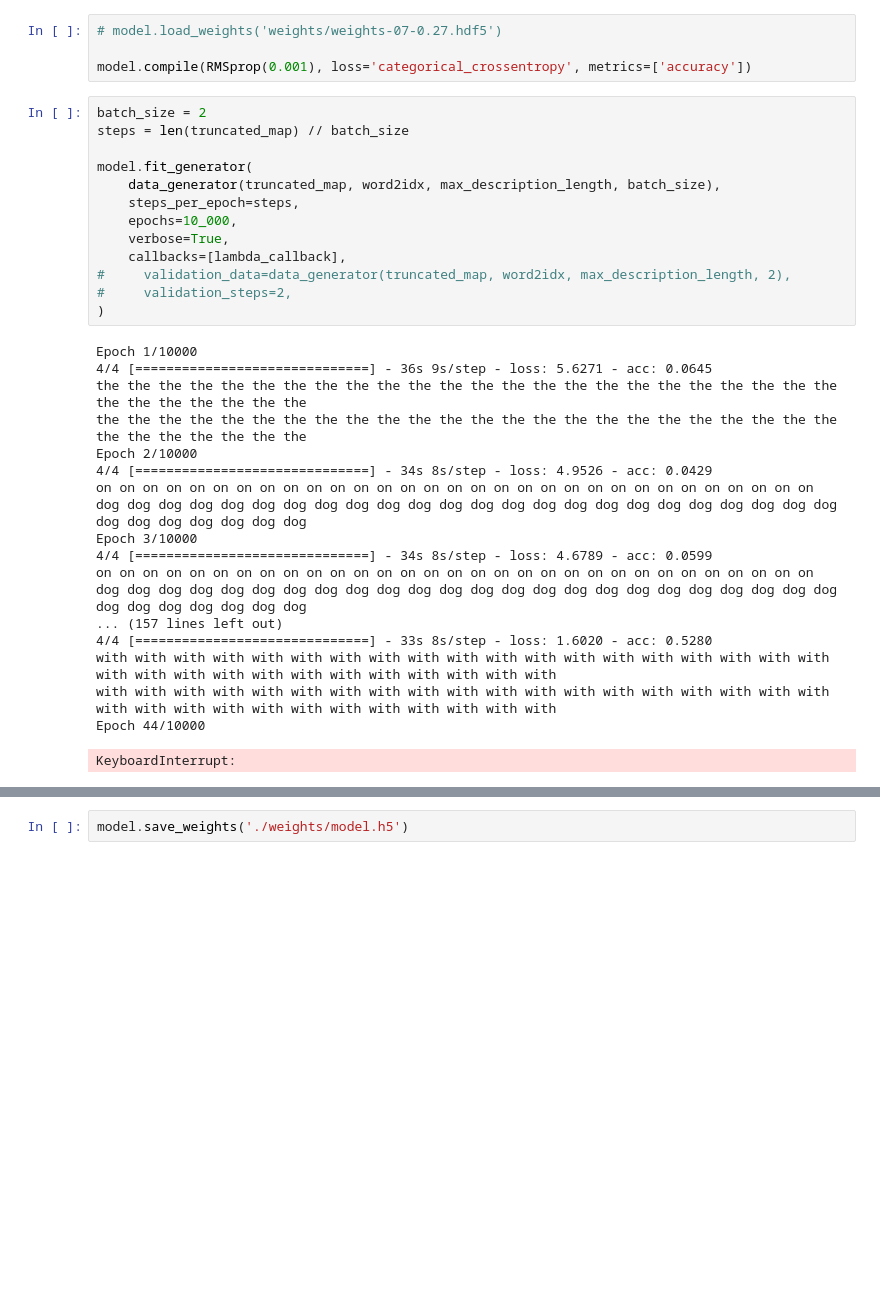
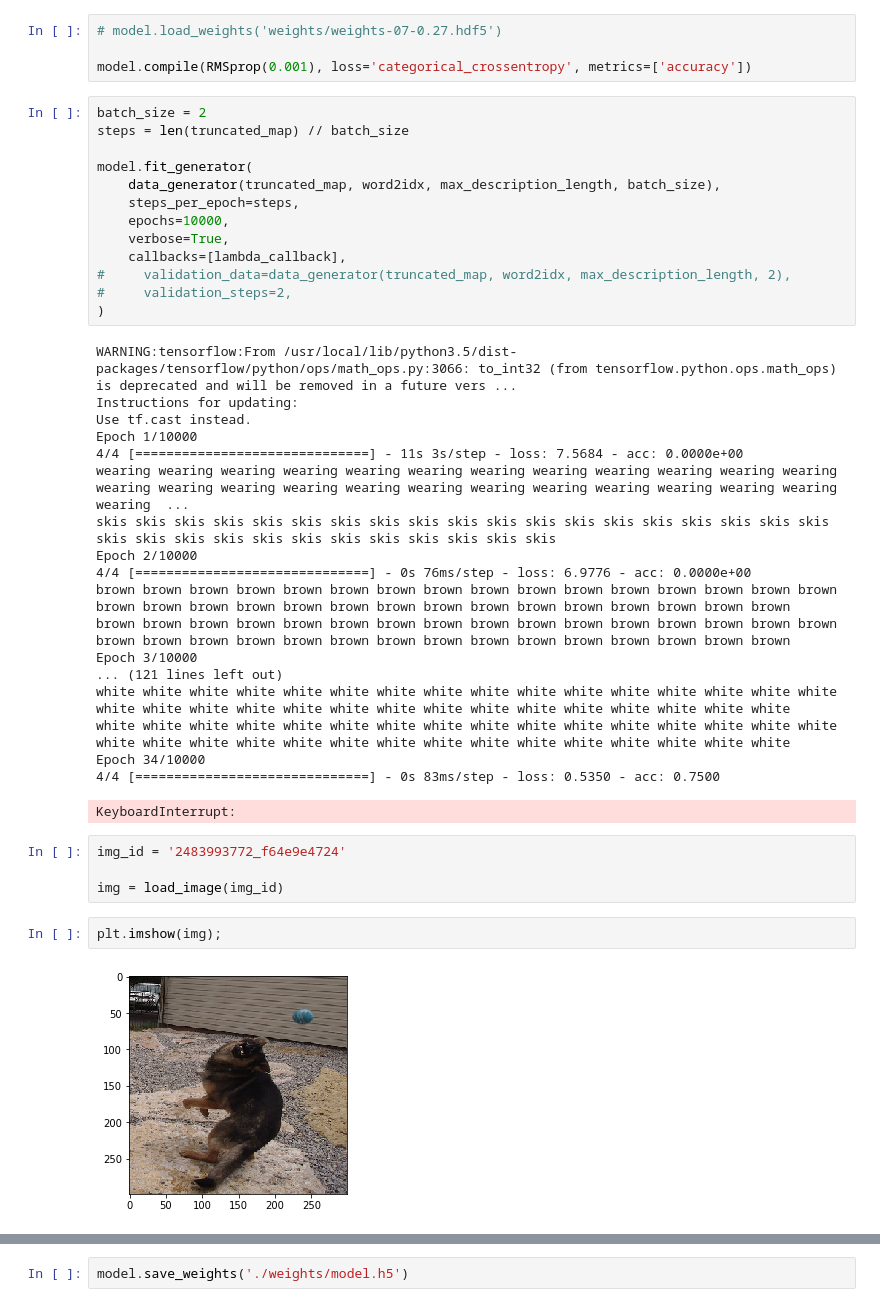
Before and after one commit to elsyser/VoiceCV, a Jupyter notebook: image_captioning/src/legacy/main.ipynb, the cells around one changed output, grey strips where cells are left out. Drawn from its saved outputs; the diff is of its cells as text; blank space fills up the shorter version.

```diff
--- a/image_captioning/src/legacy/main.ipynb
+++ b/image_captioning/src/legacy/main.ipynb
@@ -600,28 +596,36 @@ steps = len(truncated_map) // batch_size
 model.fit_generator(
     data_generator(truncated_map, word2idx, max_description_length, batch_size),
     steps_per_epoch=steps,
-    epochs=10_000,
+    epochs=10000,
     verbose=True,
     callbacks=[lambda_callback],
 #     validation_data=data_generator(truncated_map, word2idx, max_description_length, 2),
 #     validation_steps=2,
 )
 # %% [output]
+WARNING:tensorflow:From /usr/local/lib/python3.5/dist-packages/tensorflow/python/ops/math_ops.py:3066: to_int32 (from tensorflow.python.ops.math_ops) is deprecated and will be removed in a future vers ...
+Instructions for updating:
+Use tf.cast instead.
 Epoch 1/10000
-4/4 [==============================] - 36s 9s/step - loss: 5.6271 - acc: 0.0645
-the the the the the the the the the the the the the the the the the the the the the the the the the the the the the the the
-the the the the the the the the the the the the the the the the the the the the the the the the the the the the the the the
+4/4 [==============================] - 11s 3s/step - loss: 7.5684 - acc: 0.0000e+00
+wearing wearing wearing wearing wearing wearing wearing wearing wearing wearing wearing wearing wearing wearing wearing wearing wearing wearing wearing wearing wearing wearing wearing wearing wearing  ...
+skis skis skis skis skis skis skis skis skis skis skis skis skis skis skis skis skis skis skis skis skis skis skis skis skis skis skis skis skis skis skis
 Epoch 2/10000
-4/4 [==============================] - 34s 8s/step - loss: 4.9526 - acc: 0.0429
-on on on on on on on on on on on on on on on on on on on on on on on on on on on on on on on
-dog dog dog dog dog dog dog dog dog dog dog dog dog dog dog dog dog dog dog dog dog dog dog dog dog dog dog dog dog dog dog
+4/4 [==============================] - 0s 76ms/step - loss: 6.9776 - acc: 0.0000e+00
+brown brown brown brown brown brown brown brown brown brown brown brown brown brown brown brown brown brown brown brown brown brown brown brown brown brown brown brown brown brown brown
+brown brown brown brown brown brown brown brown brown brown brown brown brown brown brown brown brown brown brown brown brown brown brown brown brown brown brown brown brown brown brown
 Epoch 3/10000
-4/4 [==============================] - 34s 8s/step - loss: 4.6789 - acc: 0.0599
-on on on on on on on on on on on on on on on on on on on on on on on on on on on on on on on
-dog dog dog dog dog dog dog dog dog dog dog dog dog dog dog dog dog dog dog dog dog dog dog dog dog dog dog dog dog dog dog
-... (157 lines left out)
-4/4 [==============================] - 33s 8s/step - loss: 1.6020 - acc: 0.5280
-with with with with with with with with with with with with with with with with with with with with with with with with with with with with with with with
-with with with with with with with with with with with with with with with with with with with with with with with with with with with with with with with
-Epoch 44/10000
+... (121 lines left out)
+white white white white white white white white white white white white white white white white white white white white white white white white white white white white white white white
+white white white white white white white white white white white white white white white white white white white white white white white white white white white white white white white
+Epoch 34/10000
+4/4 [==============================] - 0s 83ms/step - loss: 0.5350 - acc: 0.7500
 KeyboardInterrupt:
+# %%
+img_id = '2483993772_f64e9e4724'
+
+img = load_image(img_id)
+# %%
+plt.imshow(img);
+# %% [output]
+[figure, added]
```
Also changed, not shown: parts of 32 cells of this notebook, 26 other files.
